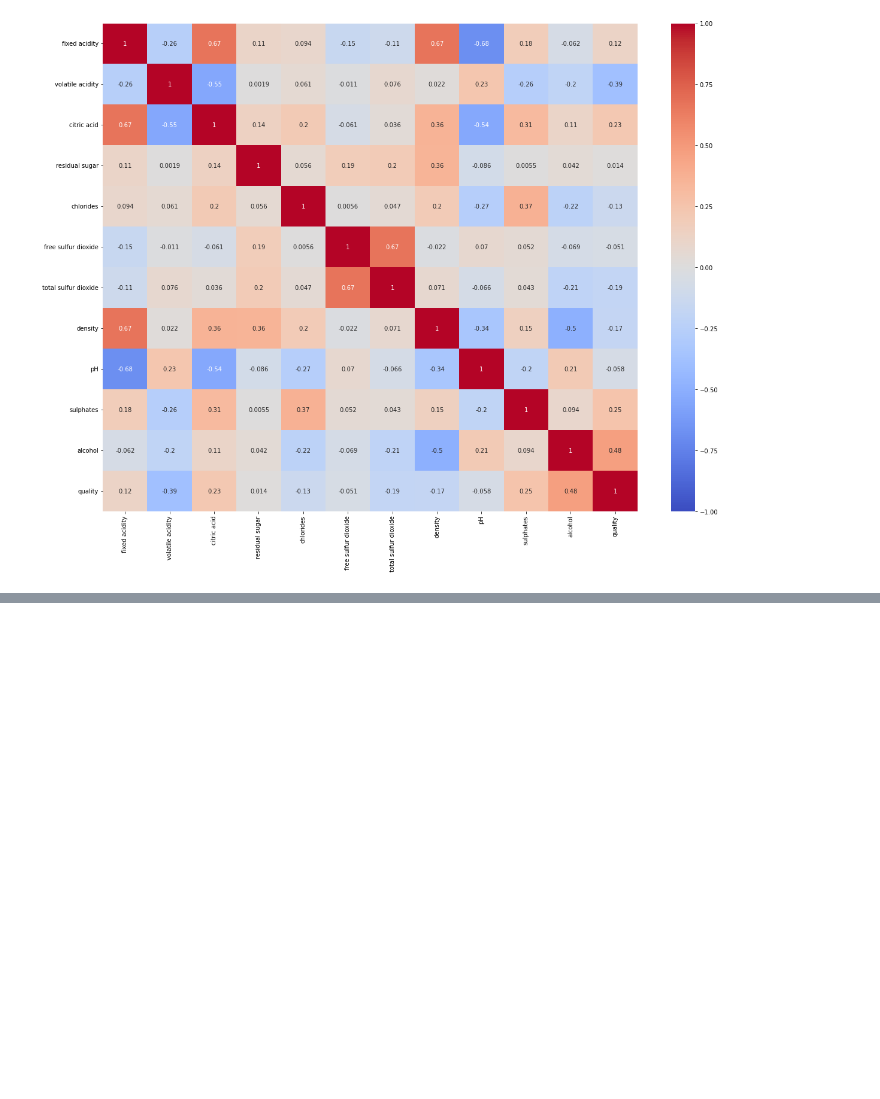
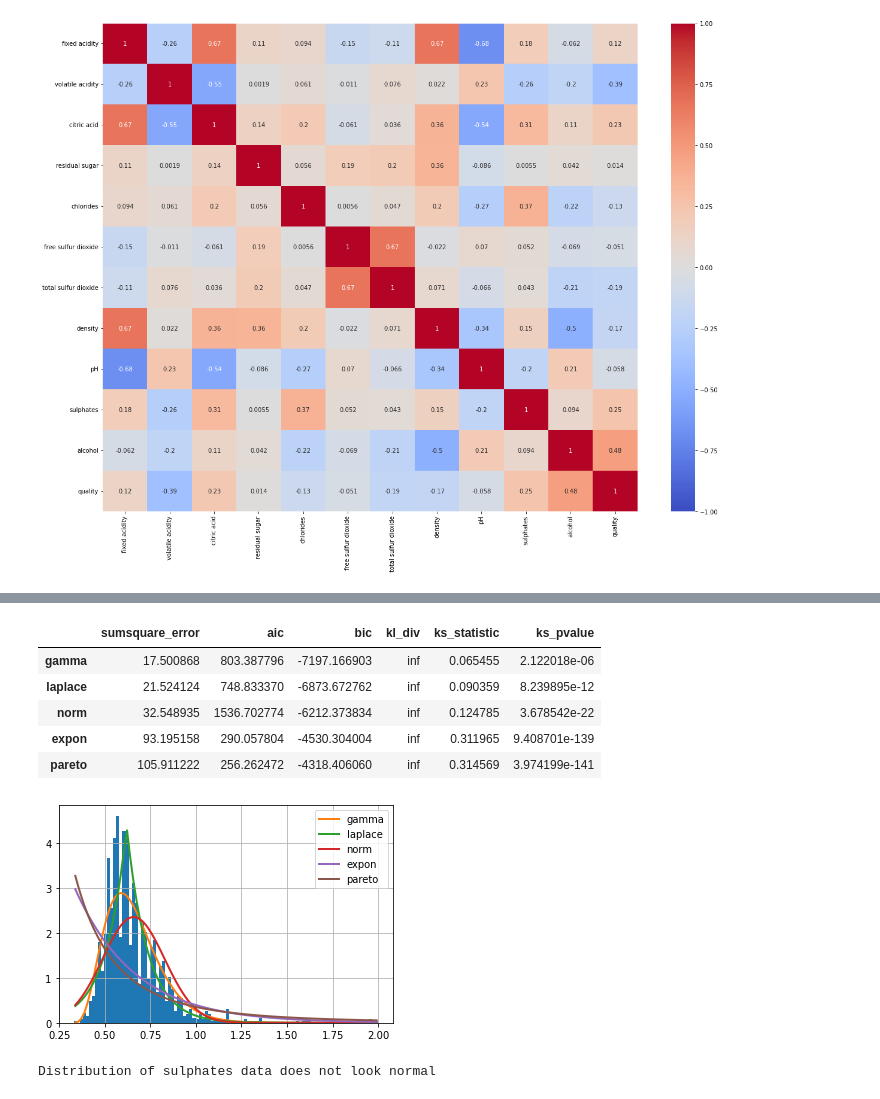
Before and after one commit to BreeTree/progda2022, a Jupyter notebook: assignment/PROGDAassignment.ipynb, the cells around one changed output, grey strips where cells are left out. Drawn from its saved outputs; the diff is of its cells as text; code cells hidden in the pictures; blank space fills up the shorter version.

```diff
--- a/assignment/PROGDAassignment.ipynb
+++ b/assignment/PROGDAassignment.ipynb
@@ -207,0 +225,4 @@ plt.show()
+# %%
+# split df into individual variables to examine distribution
+sulphates = df.loc[:, 'sulphates']
+sulphates
@@ -207,0 +242,26 @@ plt.show()
+# %%
+# Check likely distribution for sulphates
+
+f = Fitter(sulphates, distributions=['norm','laplace','pareto','gamma','expon'])
+
+f.fit()
+f.summary()
+# %% [output]
+|  | sumsquare_error | aic | bic | kl_div | ks_statistic | ks_pvalue |
+| gamma | 17.500868 | 803.387796 | -7197.166903 | inf | 0.065455 | 2.122018e-06 |
+| laplace | 21.524124 | 748.833370 | -6873.672762 | inf | 0.090359 | 8.239895e-12 |
+| norm | 32.548935 | 1536.702774 | -6212.373834 | inf | 0.124785 | 3.678542e-22 |
+| expon | 93.195158 | 290.057804 | -4530.304004 | inf | 0.311965 | 9.408701e-139 |
+| pareto | 105.911222 | 256.262472 | -4318.406060 | inf | 0.314569 | 3.974199e-141 |
+[figure, added]
+# %%
+# normality test for sulphates
+
+stat, p = shapiro(sulphates)
+alpha = 0.05
+if p > alpha:
+ print('Distribution of sulphates data looks normal')
+else:
+ print('Distribution of sulphates data does not look normal')
+# %% [output]
+Distribution of sulphates data does not look normal
```
Also changed, not shown: parts of 36 cells of this notebook, 2 other files.
